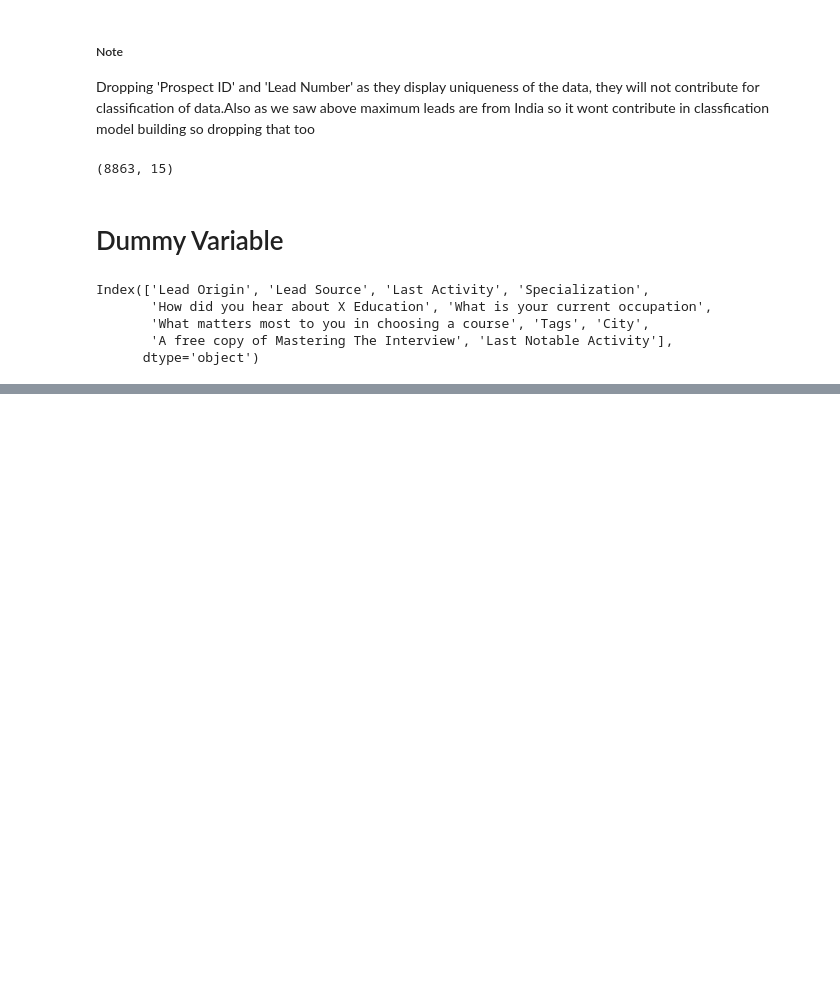
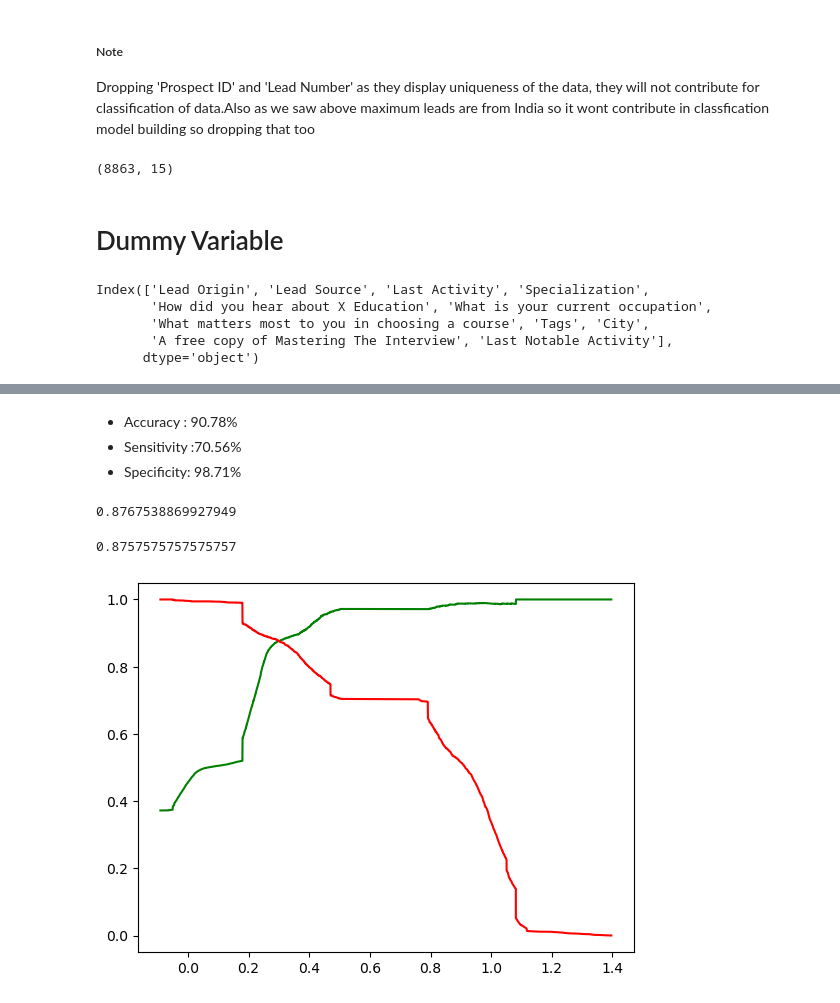
Before and after one commit to Debanik23/Logistic_Regression-Case-Study--Lead-Scoring, a Jupyter notebook: Lead Scoring - Logistic Regression Case Study.ipynb, the cells around one changed output, grey strips where cells are left out. Cells and saved outputs as stored; diff of their text form; code cells hidden in the pictures; blank space fills up the shorter version.

```diff
--- a/Lead Scoring - Logistic Regression Case Study.ipynb
+++ b/Lead Scoring - Logistic Regression Case Study.ipynb
@@ -680,0 +1022,4 @@ df.shape
+# %%
+y_train_pred_final['final_Predicted, i.e 0.3'] = y_train_pred_final.Converted_prob.map( lambda x: 1 if x > 0.3 else 0)
+
+y_train_pred_final.head()
@@ -680,0 +1040,2 @@ df.shape
+# %%
+y_train_pred_final['Lead_Score'] = y_train_pred_final['Converted_prob'].map(lambda x: min(round(x * 100), 100))
@@ -680,0 +1056,23 @@ df.shape
+# %% [markdown]
+- Accuracy : 90.78%
+- Sensitivity :70.56%
+- Specificity: 98.71%
+# %%
+#Precision score
+precision_score(y_train_pred_final.Converted , y_train_pred_final['final_Predicted, i.e 0.3'])
+# %% [output]
+0.8767538869927949
+# %%
+#Recall score
+recall_score(y_train_pred_final.Converted, y_train_pred_final['final_Predicted, i.e 0.3'])
+# %% [output]
+0.8757575757575757
+# %%
+from sklearn.metrics import precision_recall_curve
+
+p, r, thresholds = precision_recall_curve(y_train_pred_final.Converted, y_train_pred_final.Converted_prob)
+plt.plot(thresholds, p[:-1], "g-")
+plt.plot(thresholds, r[:-1], "r-")
+plt.show()
+# %% [output]
+[figure, added]
```
Also changed, not shown: parts of 82 cells of this notebook.
